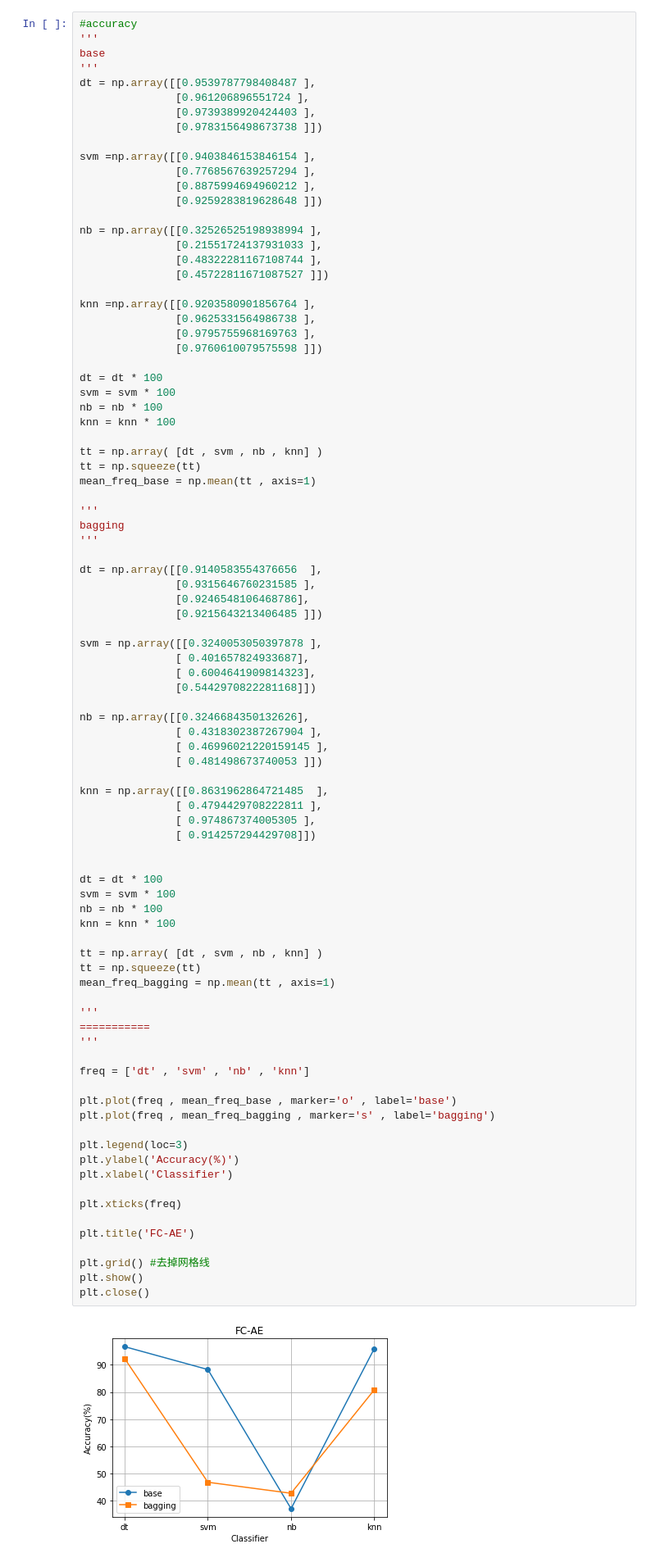
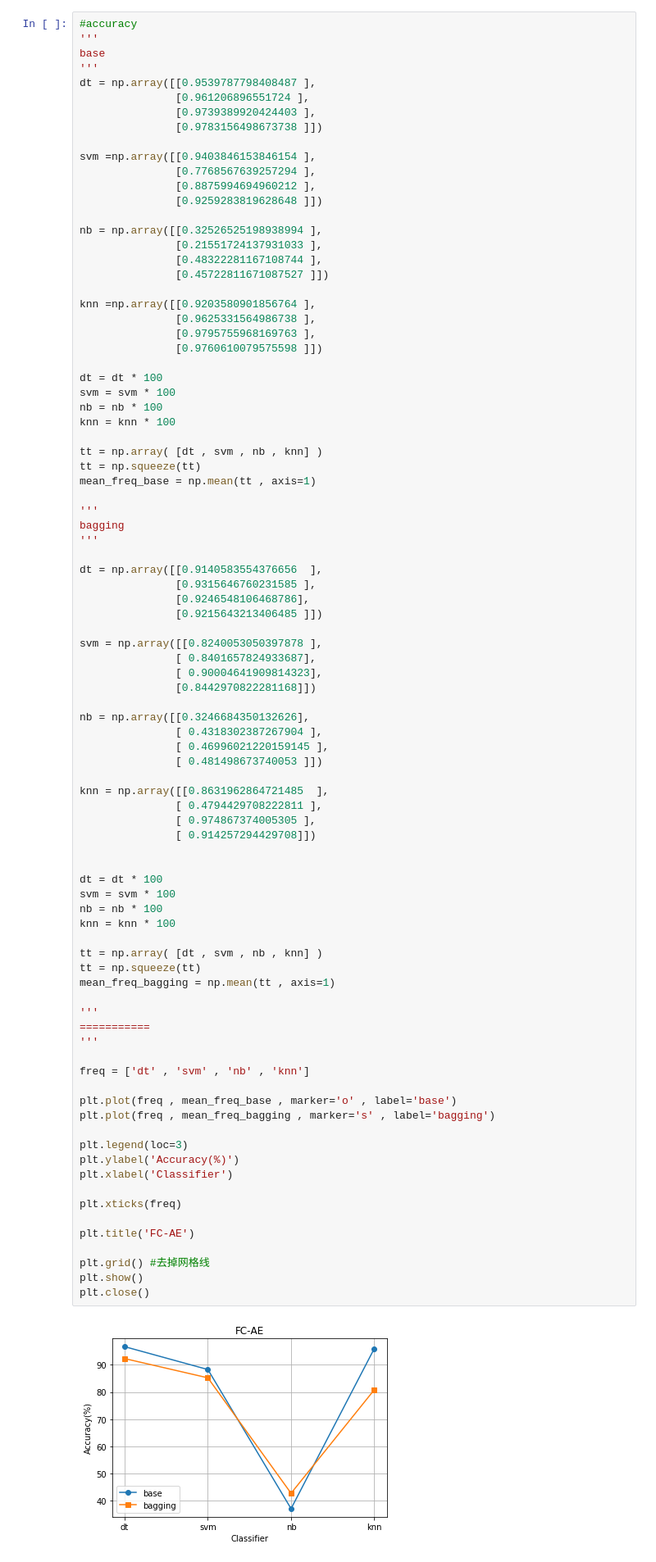
Before and after one commit to colorfulclouds/application_assignment, a Jupyter notebook: EEG-BCI/graduate/graph/stable/bagging-accuracy-and-variance-and-float-2.ipynb, the cells around one changed output. Shown at 82% size. Drawn from its saved outputs; the diff is of its cells as text.

```diff
--- a/EEG-BCI/graduate/graph/stable/bagging-accuracy-and-variance-and-float-2.ipynb
+++ b/EEG-BCI/graduate/graph/stable/bagging-accuracy-and-variance-and-float-2.ipynb
@@ -331,10 +331,10 @@ dt = np.array([[0.9140583554376656  ],
                [0.9246548106468786],
                [0.9215643213406485 ]])
 
-svm = np.array([[0.3240053050397878 ],
-               [ 0.401657824933687],
-               [ 0.6004641909814323],
-               [0.5442970822281168]])
+svm = np.array([[0.8240053050397878 ],
+               [ 0.8401657824933687],
+               [ 0.90004641909814323],
+               [0.8442970822281168]])
 
 nb = np.array([[0.3246684350132626],
                [ 0.4318302387267904 ],
@@ -350,34 +350,34 @@ knn = np.array([[0.8631962864721485  ],
 dt = dt * 100
 svm = svm * 100
 nb = nb * 100
 knn = knn * 100
 
 tt = np.array( [dt , svm , nb , knn] )
 tt = np.squeeze(tt)
 mean_freq_bagging = np.mean(tt , axis=1)
 
 '''
 ===========
 '''
 
 freq = ['dt' , 'svm' , 'nb' , 'knn']
 
 plt.plot(freq , mean_freq_base , marker='o' , label='base')
 plt.plot(freq , mean_freq_bagging , marker='s' , label='bagging')
 
 plt.legend(loc=3)
 plt.ylabel('Accuracy(%)')
 plt.xlabel('Classifier')
 
 plt.xticks(freq)
 
 plt.title('FC-AE')
 
 plt.grid() #去掉网格线
 plt.show()
 plt.close()
 # %% [output]
-[figure, old version]
+[figure, new version]
 # %% [markdown]
 ## cnn-ae
 # %%
```
Also changed, not shown: 1 other file.
